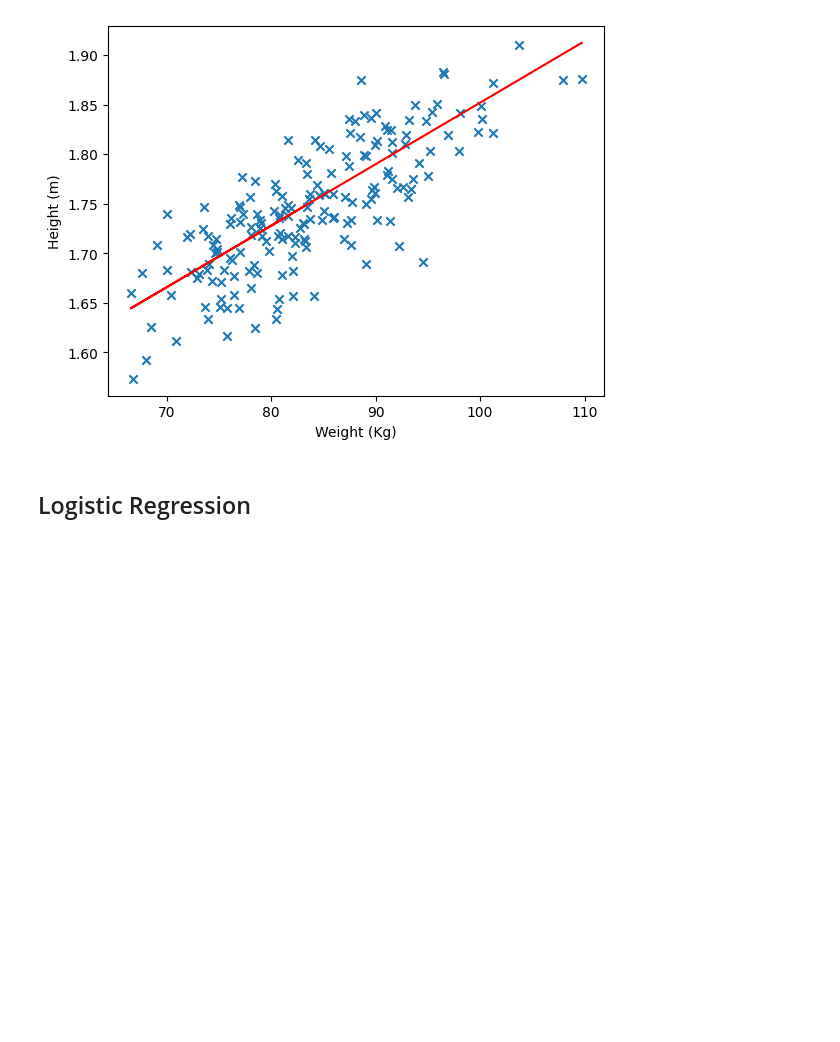
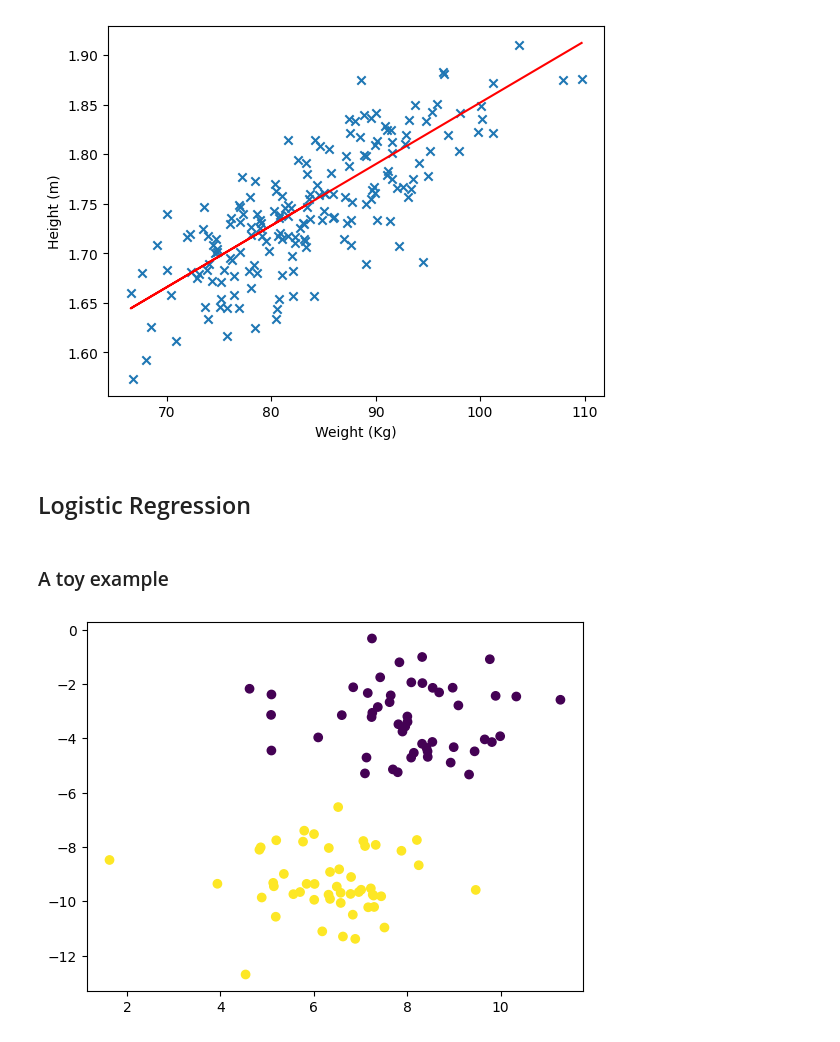
Before and after one commit to alucantonio/data_science, a Jupyter notebook: basicml.ipynb, the cells around one changed output. Drawn from its saved outputs; the diff is of its cells as text; code cells hidden in the pictures; blank space fills up the shorter version.

```diff
--- a/basicml.ipynb
+++ b/basicml.ipynb
@@ -90,3 +91,12 @@ Text(0, 0.5, 'Height (m)')
 [figure]
 # %% [markdown]
 ## Logistic Regression
+# %% [markdown]
+### A toy example
+# %%
+# Toy dataset using sklearn make_blobs function
+X,y=make_blobs(n_samples=100,n_features=2,centers=2,random_state=6,cluster_std=1.3)
+plt.scatter(X[:,0],X[:,1],c=y)
+plt.show()
+# %% [output]
+[figure, added]
```
Also changed, not shown: parts of 2 cells of this notebook, 3 other files.
